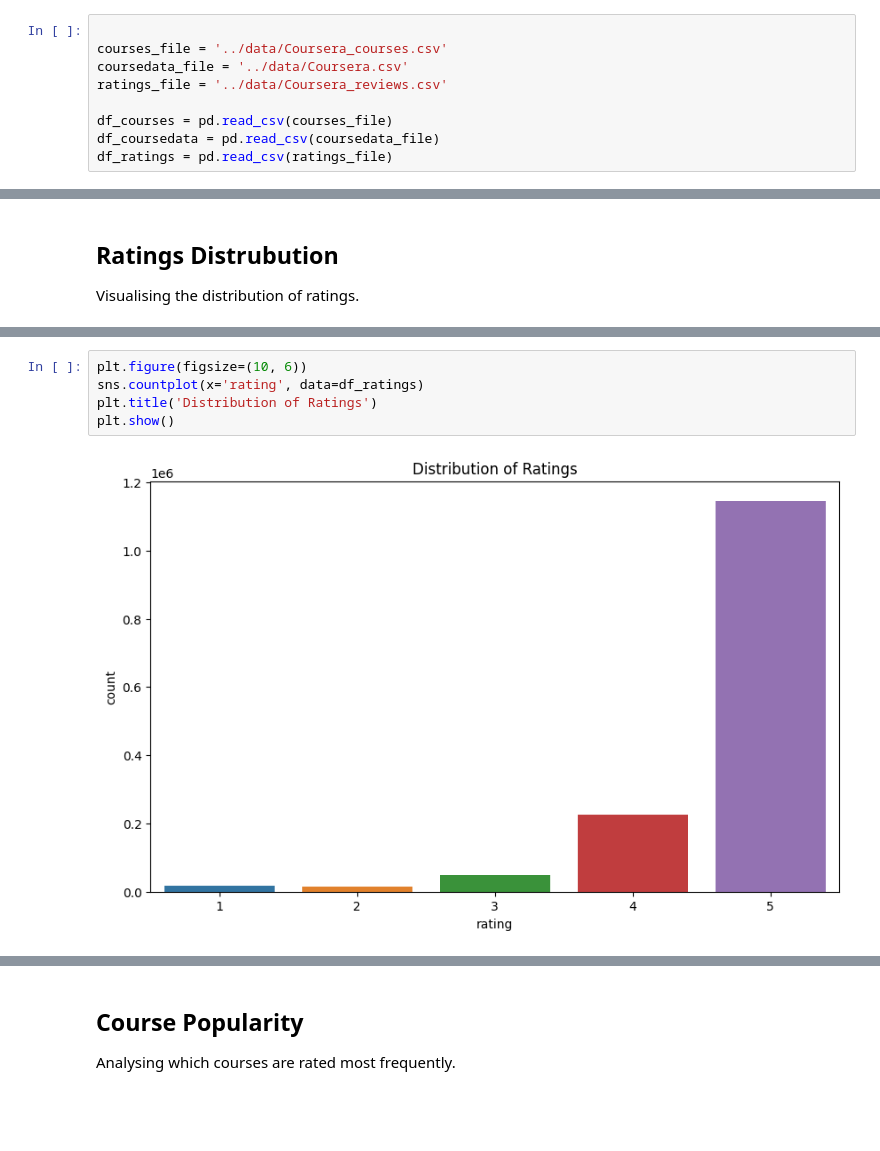
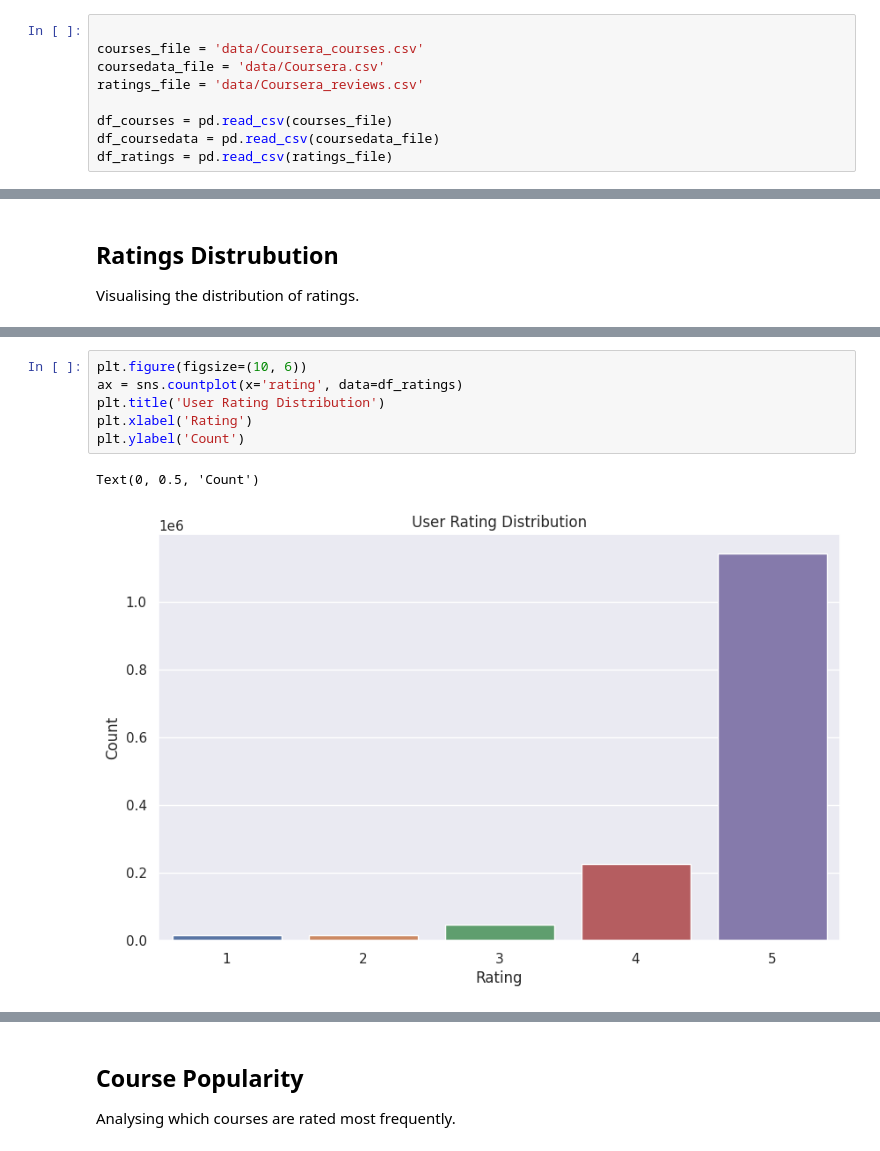
Before and after one commit to franciszac-dlc/comp9727-project, a Jupyter notebook: notebooks/BasicEDA.ipynb, the cells around one changed output, grey strips where cells are left out. Saved outputs shown, nothing was run; the diff lists cells and outputs as text; blank space fills up the shorter version.

```diff
--- a/notebooks/BasicEDA.ipynb
+++ b/notebooks/BasicEDA.ipynb
@@ -8,9 +8,9 @@ import matplotlib.pyplot as plt
 import seaborn as sns
 # %%
 
-courses_file = '../data/Coursera_courses.csv'
-coursedata_file = '../data/Coursera.csv'
-ratings_file = '../data/Coursera_reviews.csv'
+courses_file = 'data/Coursera_courses.csv'
+coursedata_file = 'data/Coursera.csv'
+ratings_file = 'data/Coursera_reviews.csv'
 
 df_courses = pd.read_csv(courses_file)
 df_coursedata = pd.read_csv(coursedata_file)
@@ -79,7 +106,9 @@ Visualising the distribution of ratings.
 # %%
 plt.figure(figsize=(10, 6))
-sns.countplot(x='rating', data=df_ratings)
-plt.title('Distribution of Ratings')
-plt.show()
+ax = sns.countplot(x='rating', data=df_ratings)
+plt.title('User Rating Distribution')
+plt.xlabel('Rating')
+plt.ylabel('Count')
 # %% [output]
+Text(0, 0.5, 'Count')
-[figure, old version]
+[figure, new version]
```
Also changed, not shown: parts of 15 cells of this notebook, 3 other files.
